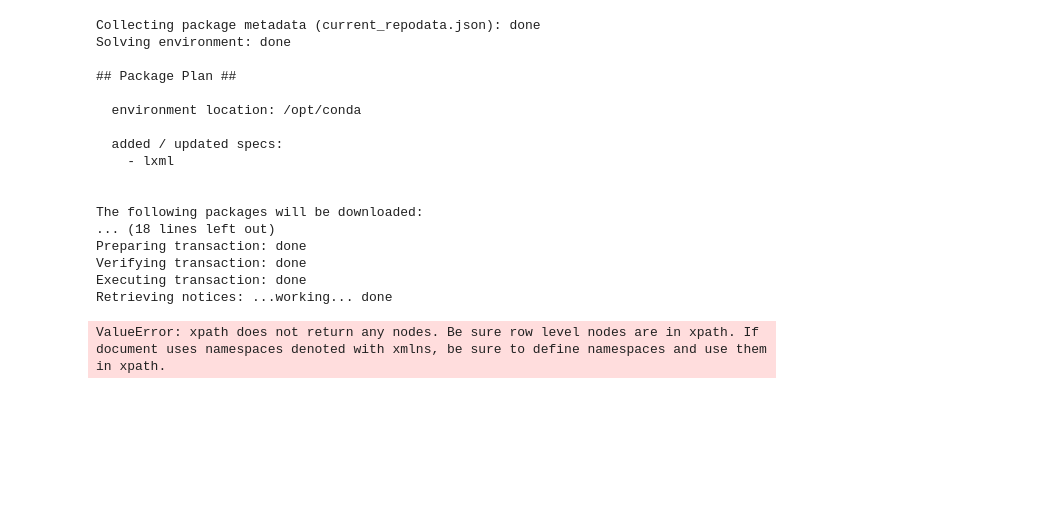
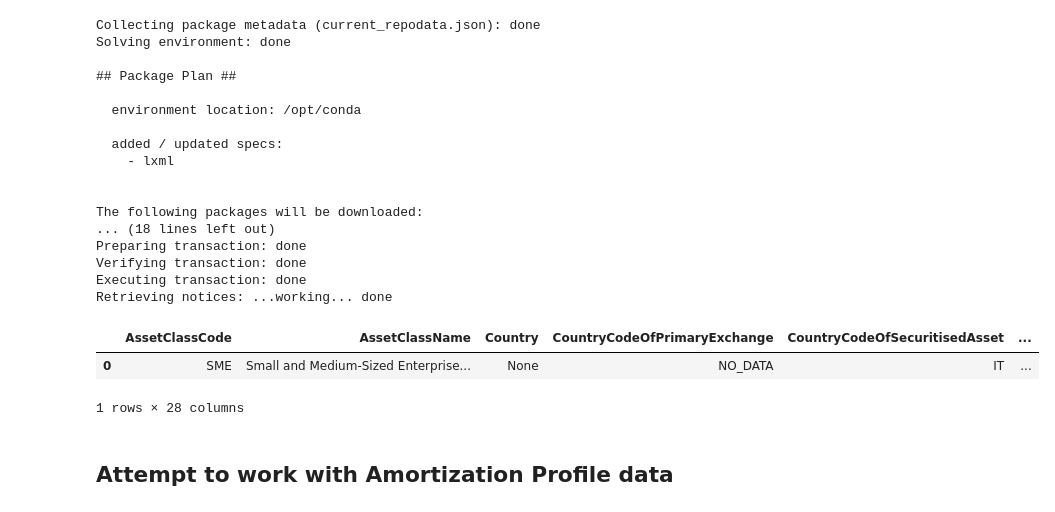
Before and after one commit to Gasta88/les-etl-pipeline, a Jupyter notebook: experiments/loan_data_explore.ipynb, the cells around one changed output. Drawn from its saved outputs; the diff is of its cells as text; code cells hidden in the pictures; blank space fills up the shorter version.

Commit message:
analizing amortization data

```diff
--- a/experiments/loan_data_explore.ipynb
+++ b/experiments/loan_data_explore.ipynb
@@ -415,9 +402,25 @@ Preparing transaction: done
 Verifying transaction: done
 Executing transaction: done
 Retrieving notices: ...working... done
-# %%
-deal_detail_file = "../data/SMESIT000211100520189/SMESIT000211100520189_Deal_Details.xml"
-df = pd.read_xml(deal_detail_file,  xpath="./s:Envelope/s:Body/SearchDealResponse/Deals/DealDetail",namespaces={"s":"http://www.w3.org/2003/05/soap-envelope"} )
-df.head()
-# %% [output]
-ValueError: xpath does not return any nodes. Be sure row level nodes are in xpath. If document uses namespaces denoted with xmlns, be sure to define namespaces and use them in xpath.
+# %%
+from lxml import objectify, etree
+
+deal_detail_file = "../data/SMESIT000211100520189/SMESIT000211100520189_Deal_Details.xml"
+
+xml_data = objectify.parse(deal_detail_file)  # Parse XML data
+root = xml_data.getroot()  # Root element
+
+data = []
+cols = []
+for i in range(len(root.getchildren()[1].getchildren()[0].getchildren()[1].getchildren()[0].getchildren())):
+    child = root.getchildren()[1].getchildren()[0].getchildren()[1].getchildren()[0].getchildren()[i]
+    data.append(child.text)
+    cols.append(child.tag.replace("{http://edwin.eurodw.eu/EDServices/2.3}",""))
+
+df = pd.DataFrame(data).T  # Create DataFrame and transpose it
+df.columns = cols  # Update column names
+df.head()
+# %% [output]
+|  | AssetClassCode | AssetClassName | Country | CountryCodeOfPrimaryExchange | CountryCodeOfSecuritisedAsset | ... |
+| 0 | SME | Small and Medium-Sized Enterprise... | None | NO_DATA | IT | ... |
+1 rows × 28 columns
@@ -423,0 +429,2 @@ ValueError: xpath does not return any nodes. Be sure row level nodes are in xpat
+# %% [markdown]
+## Attempt to work with Amortization Profile data
```
Also changed, not shown: parts of 6 cells of this notebook.
